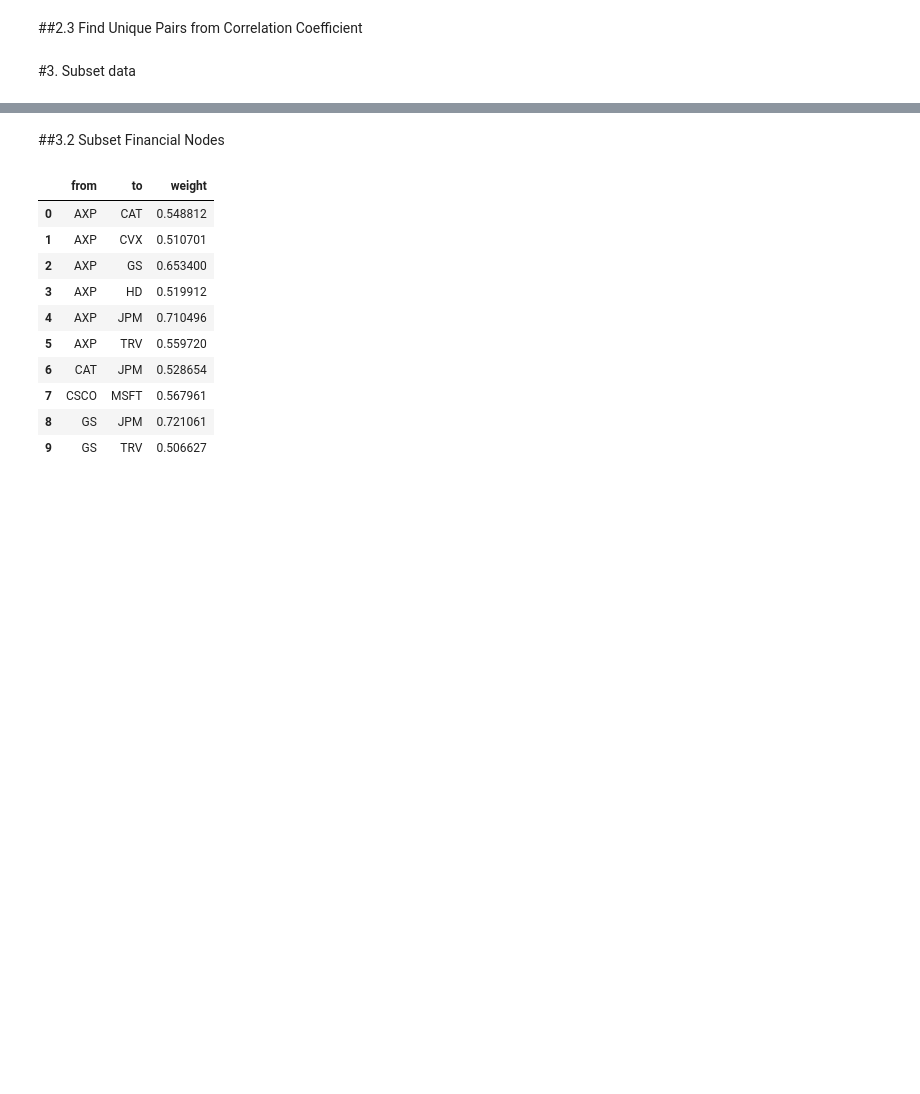
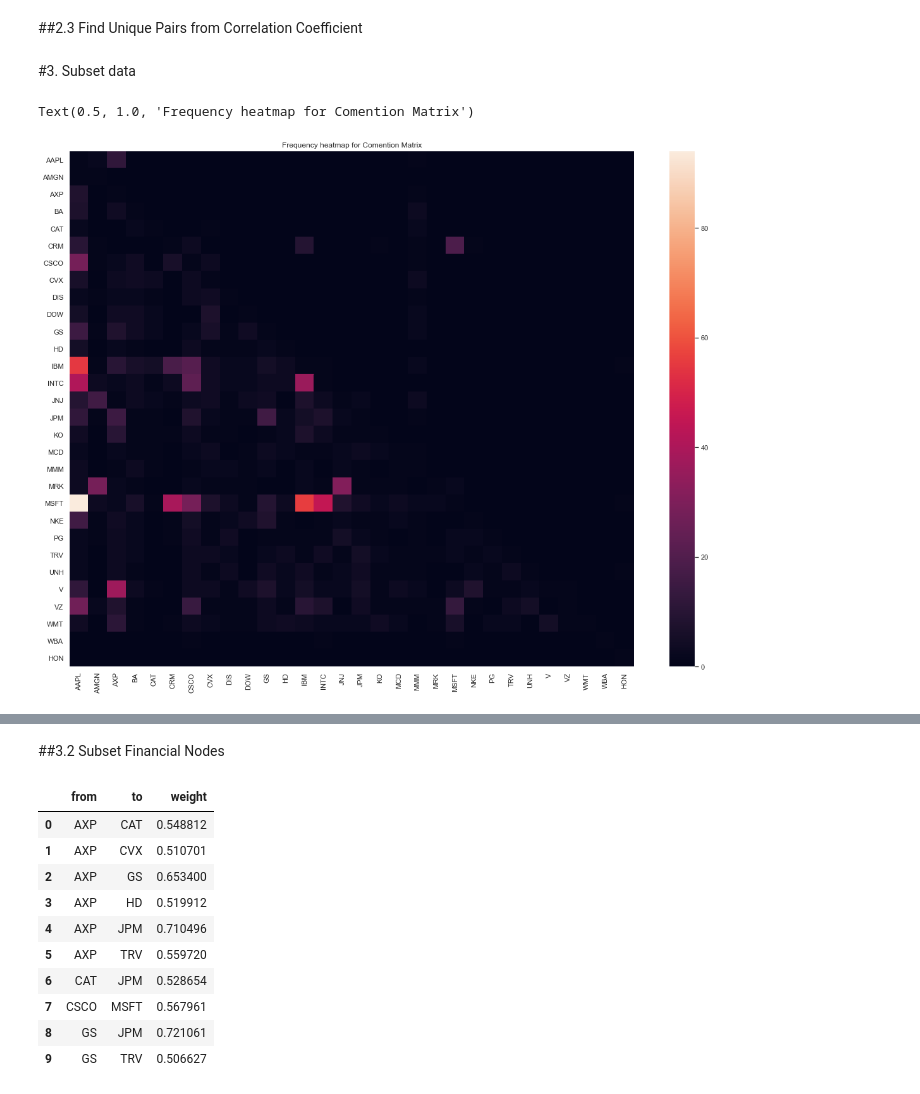
Before and after one commit to jnrkufuor/apollo, a Jupyter notebook: notebooks/Graph.ipynb, the cells around one changed output, grey strips where cells are left out. Drawn from its saved outputs; the diff is of its cells as text; code cells hidden in the pictures; blank space fills up the shorter version.

```diff
--- a/notebooks/Graph.ipynb
+++ b/notebooks/Graph.ipynb
@@ -88,4 +84,30 @@ df_corr_vol.columns = ["from","to","correlation"]
 df_links = df_links.groupby(['from', 'to']).size().reset_index()
 df_links.rename(columns={0: 'weight'}, inplace=True)
 df_links.reset_index(drop=True, inplace=True)
+# %%
+sns.set(rc={'figure.figsize':(20,15)})
+
+#Build Co-mention Matrix
+df_links[['from', 'to', 'weight']].sort_values('weight', ascending=False)
+col=[]
+
+#Extract Unique Columns
+for row in df_links.iterrows():
+    if row[1]['from'] not in col:
+        col.append(row[1]['from'])
+    if row[1]['to'] not in col:
+        col.append(row[1]['to'])
+
+df_matrix = pd.DataFrame(0,columns =col,index=col)
+
+for row in df_links.iterrows():
+    df_matrix[row[1]['from']][row[1]['to']] = row[1]['weight']
+    df_matrix[row[1]['from']][row[1]['from']] = 1
+    df_matrix[row[1]['to']][row[1]['to']] = 1
+
+#Construct Heatmap
+sns.heatmap(df_matrix).set_title("Frequency heatmap for Comention Matrix")
+# %% [output]
+Text(0.5, 1.0, 'Frequency heatmap for Comention Matrix')
+[figure, added]
 # %%
```
Also changed, not shown: parts of 18 cells of this notebook, 1 other file.
